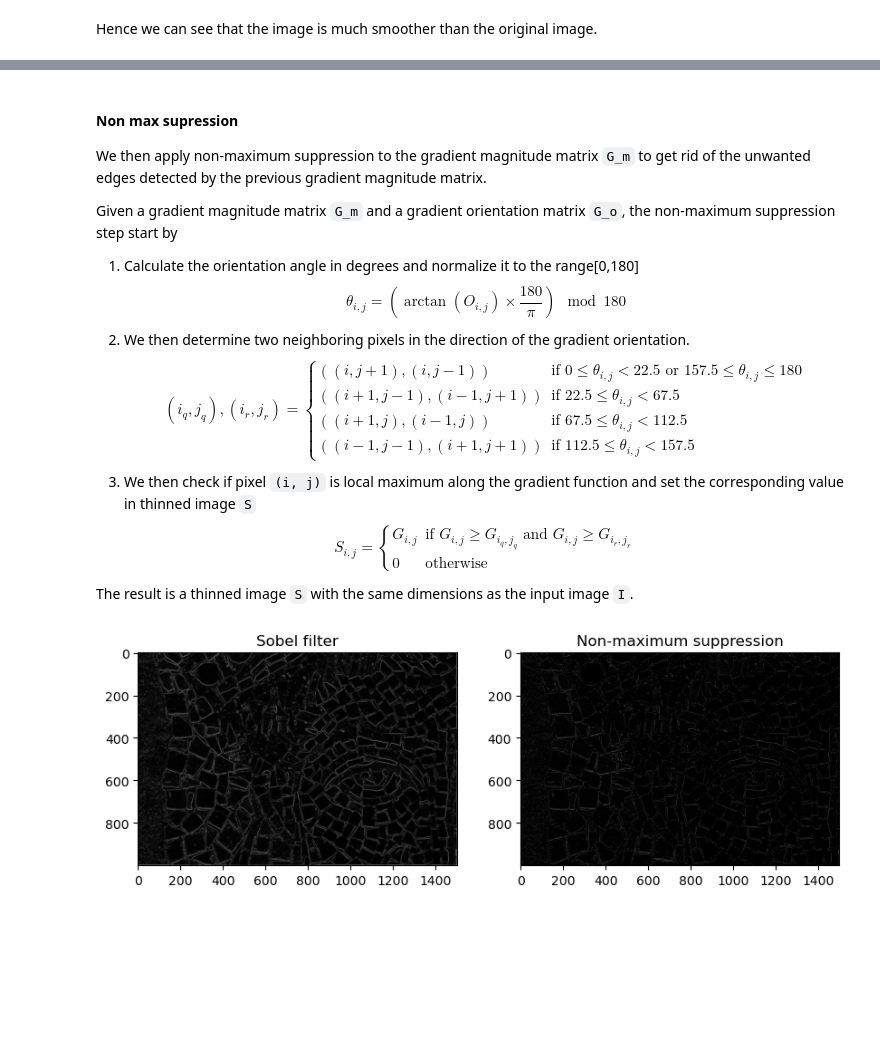
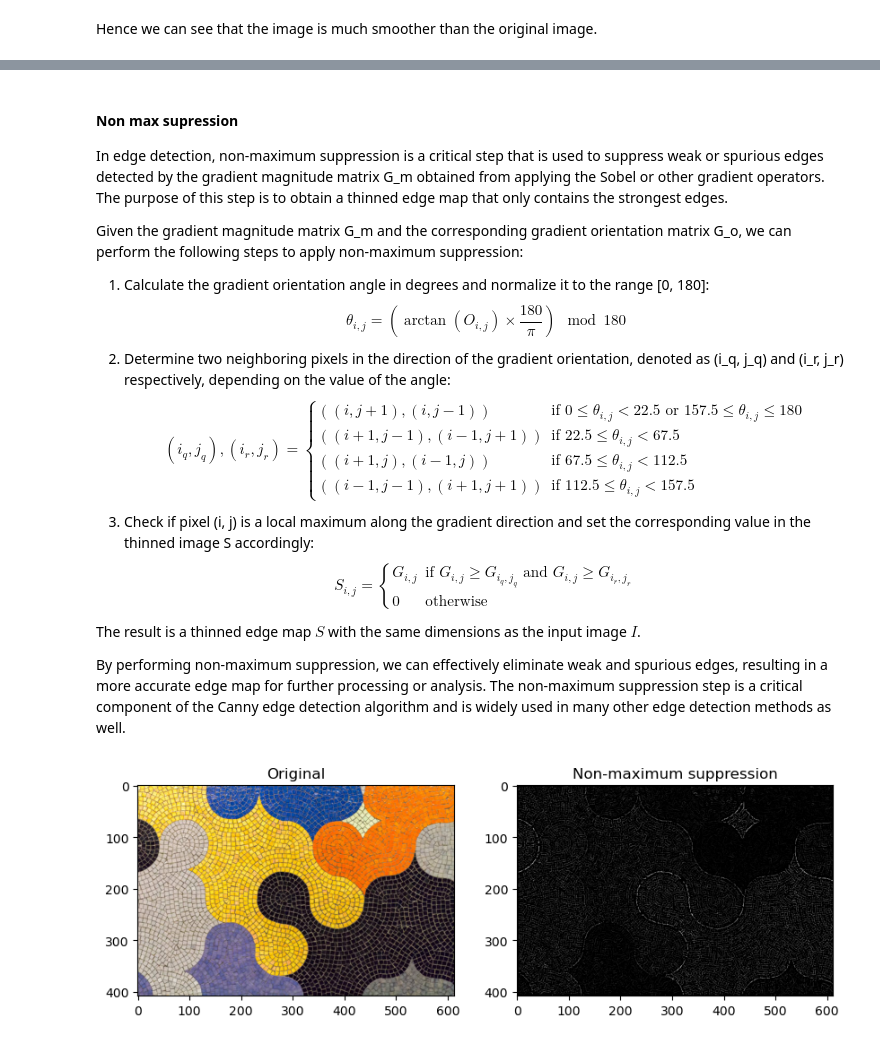
Before and after one commit to pongchai/MosaicUnraveler, a Jupyter notebook: mosaicResearch.ipynb, the cells around one changed output, grey strips where cells are left out. Drawn from its saved outputs; the diff is of its cells as text; code cells hidden in the pictures; blank space fills up the shorter version.

Commit message:
updated project include inline explanation

```diff
--- a/mosaicResearch.ipynb
+++ b/mosaicResearch.ipynb
@@ -157,11 +151,22 @@ def sobel_filter(image) -> Tuple[np.ndarray, np.ndarray]:
 # %%
-img_sample_mosaic_01_filtered = gaussian_filter(img_sample_mosaic_01)
-G, theta = sobel_filter(img_sample_mosaic_01_filtered)
+# Load the image as a numpy array
+img_sample_mosaic_02_normal = plt.imread('/Users/pongchaihantapong/PycharmProjects/MosaicUnraveler/mosaic_art/sample_4.jpeg')
+
+# Convert the image to grayscale
+img_sample_mosaic_02 = cv2.cvtColor(img_sample_mosaic_02_normal, cv2.COLOR_BGR2GRAY)
+
+# Apply the Gaussian filter
+img_sample_mosaic_02_filtered = gaussian_filter(img_sample_mosaic_02)
+
+# Apply the Sobel filter
+img_sample_mosaic_02_sobel, theta = sobel_filter(img_sample_mosaic_02_filtered)
+
+# plot the results
 plt.figure(figsize=(10, 10))
 plt.subplot(1, 2, 1)
-plt.imshow(img_sample_mosaic_01_filtered, cmap='gray')
-plt.title('Filtered')
+plt.imshow(img_sample_mosaic_02_normal, cmap='gray')
+plt.title('Original')
 plt.subplot(1, 2, 2)
-plt.imshow(G, cmap='gray')
-plt.title('Sobel filter')
+plt.imshow(img_sample_mosaic_02_sobel, cmap='gray')
+plt.title('Sobel + Gaussian')
 plt.show()
@@ -168,13 +175,13 @@ plt.show()
 # %% [markdown]
 #### Non max supression
 
-We then apply non-maximum suppression to the gradient magnitude matrix `G_m` to get rid of the unwanted edges detected by the previous gradient magnitude matrix.
+In edge detection, non-maximum suppression is a critical step that is used to suppress weak or spurious edges detected by the gradient magnitude matrix G_m obtained from applying the Sobel or other gradient operators. The purpose of this step is to obtain a thinned edge map that only contains the strongest edges.
 
-Given a gradient magnitude matrix `G_m` and a gradient orientation matrix `G_o`, the non-maximum suppression step start by
+Given the gradient magnitude matrix G_m and the corresponding gradient orientation matrix G_o, we can perform the following steps to apply non-maximum suppression:
 
-1. Calculate the orientation angle in degrees and normalize it to the range[0,180]
+1. Calculate the gradient orientation angle in degrees and normalize it to the range [0, 180]:
 $$\theta_{i, j} = (\arctan(O_{i, j}) \times \frac{180}{\pi}) \mod 180$$
-2. We then determine two neighboring pixels in the direction of the gradient orientation.
+2. Determine two neighboring pixels in the direction of the gradient orientation, denoted as (i_q, j_q) and (i_r, j_r) respectively, depending on the value of the angle:
 $$(i_q, j_q), (i_r, j_r) =
 \begin{cases}
   ((i, j+1), (i, j-1)) & \text{if } 0 \le \theta_{i, j} < 22.5 \text{ or } 157.5 \le \theta_{i, j} \le 180 \\
@@ -183,7 +190,7 @@ $$(i_q, j_q), (i_r, j_r) =
   ((i-1, j-1), (i+1, j+1)) & \text{if } 112.5 \le \theta_{i, j} < 157.5
 \end{cases}
 $$
-3. We then check if pixel `(i, j)` is local maximum along the gradient function and set the corresponding value in thinned image `S`
+3. Check if pixel (i, j) is a local maximum along the gradient direction and set the corresponding value in the thinned image S accordingly:
 $$S_{i, j} =
 \begin{cases}
   G_{i, j} & \text{if } G_{i, j} \ge G_{i_q, j_q} \text{ and } G_{i, j} \ge G_{i_r, j_r} \\
@@ -191,7 +198,9 @@ $$S_{i, j} =
 \end{cases}
 $$
 
-The result is a thinned image `S` with the same dimensions as the input image `I`.
+The result is a thinned edge map $S$ with the same dimensions as the input image $I$.
+
+By performing non-maximum suppression, we can effectively eliminate weak and spurious edges, resulting in a more accurate edge map for further processing or analysis. The non-maximum suppression step is a critical component of the Canny edge detection algorithm and is widely used in many other edge detection methods as well.
 # %%
 def non_max_supression (gradient_magnitude, gradient_orientation) -> np.ndarray:
     supressed = np.zeros(gradient_magnitude.shape)
@@ -224,18 +233,17 @@ def non_max_supression (gradient_magnitude, gradient_orientation) -> np.ndarray:
 
     return supressed
 # %%
-# Test the non-maximum suppression
+# Test the non-maximum suppression img_sample_mosaic_02
+img_sample_mosaic_02_supressed = non_max_supression(img_sample_mosaic_02_sobel, theta)
 
-img_sample_mosaic_01_filtered = gaussian_filter(img_sample_mosaic_01)
-G, theta = sobel_filter(img_sample_mosaic_01_filtered)
-G_supressed = non_max_supression(G, theta)
+# Plot the results
 plt.figure(figsize=(10, 10))
 plt.subplot(1, 2, 1)
-plt.imshow(G, cmap='gray')
-plt.title('Sobel filter')
+plt.imshow(img_sample_mosaic_02_normal, cmap='gray')
+plt.title('Original')
 plt.subplot(1, 2, 2)
-plt.imshow(G_supressed, cmap='gray')
+plt.imshow(img_sample_mosaic_02_supressed, cmap='gray')
 plt.title('Non-maximum suppression')
 plt.show()
 # %% [output]
-[figure, old version]
+[figure, new version]
```
Also changed, not shown: parts of 21 cells of this notebook, 5 other files.
